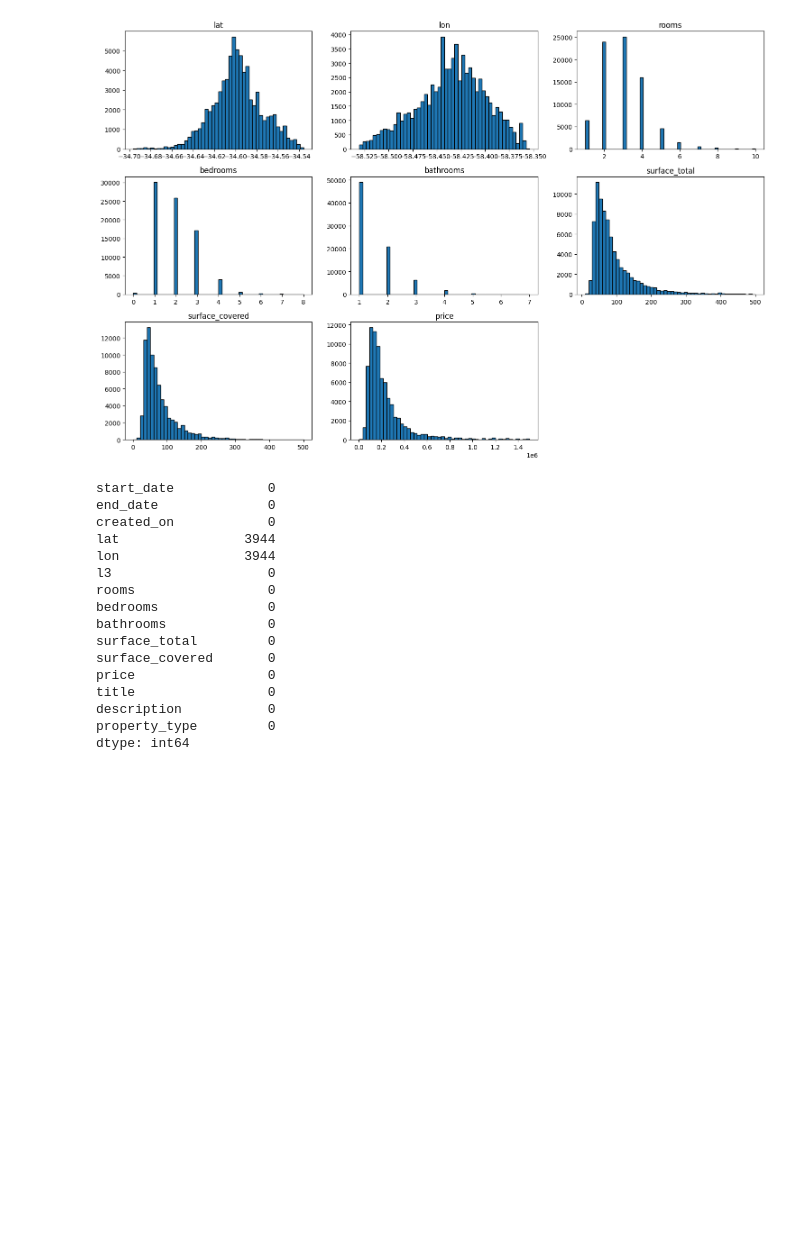
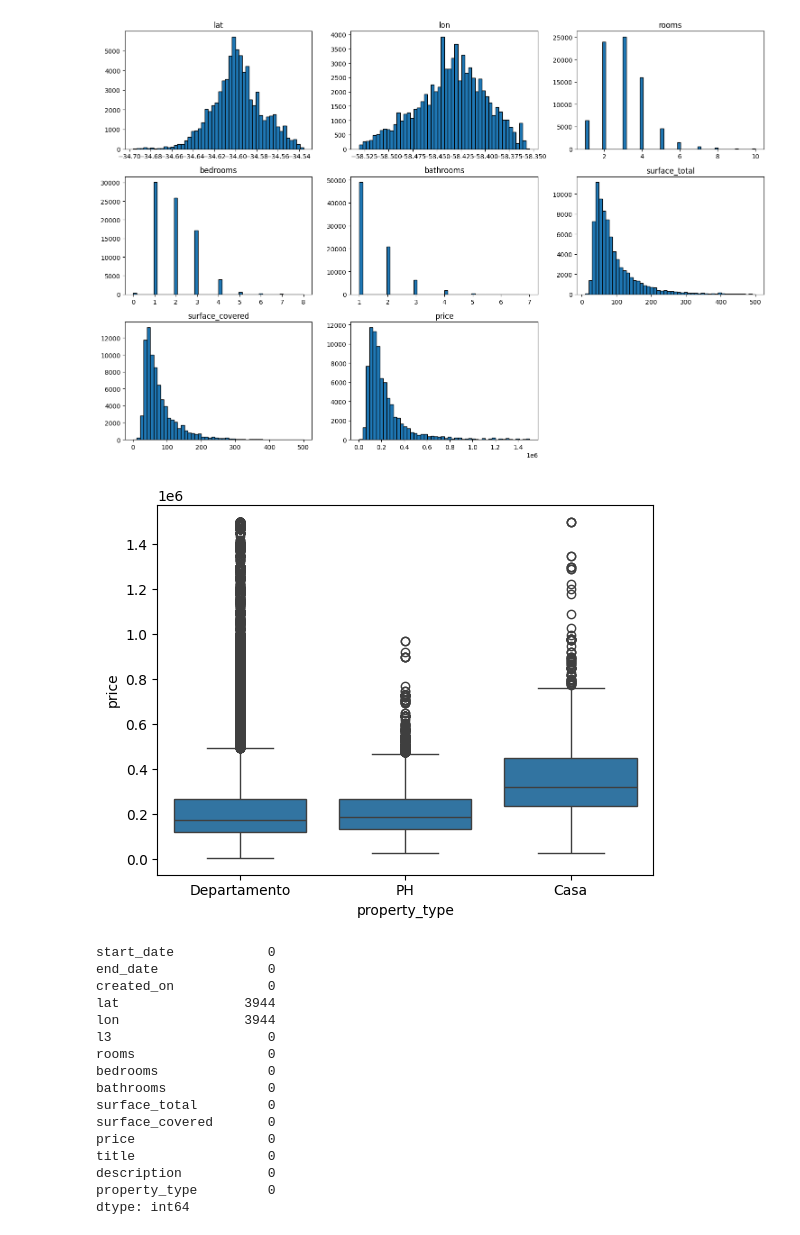
Before and after one commit to comejia/machine-learning-projects, a Jupyter notebook: regresion-lineal-multiple.ipynb, the cells around one changed output. Drawn from its saved outputs; the diff is of its cells as text; code cells hidden in the pictures; blank space fills up the shorter version.

```diff
--- a/regresion-lineal-multiple.ipynb
+++ b/regresion-lineal-multiple.ipynb
@@ -204,6 +204,11 @@ ploty.correlation_heatmap(df_filtered[numerical_features+[target]], figsize=(8,
 ploty.histogram(df_filtered, columns=features+[target], nrow=3, ncol=3)
 # %% [output]
 [figure]
+# %%
+sns.boxplot(data=df_filtered, x="property_type", y="price")
+plt.show()
+# %% [output]
+[figure, added]
 # %%
 print(df_filtered.isnull().sum())
 # %% [output]
```
Also changed, not shown: parts of 7 cells of this notebook, 1 other file.
